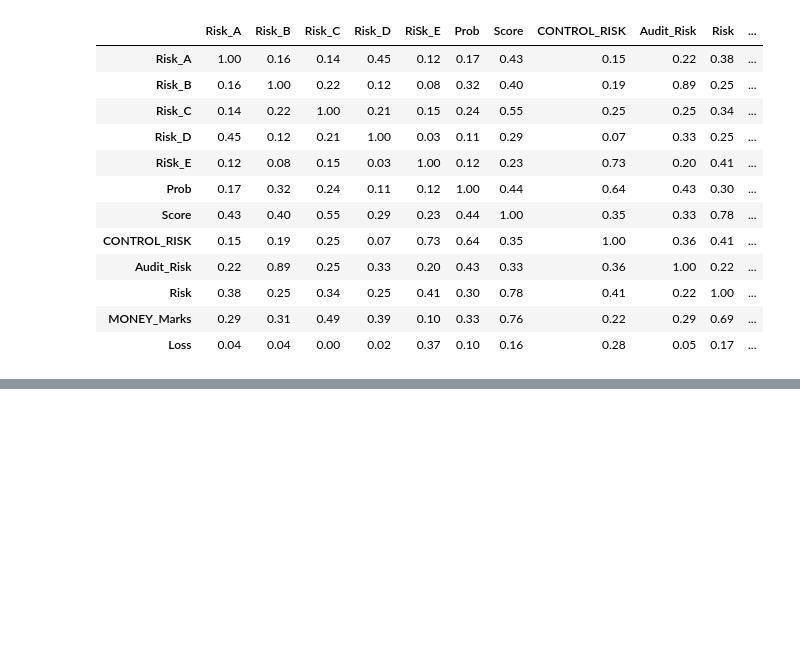
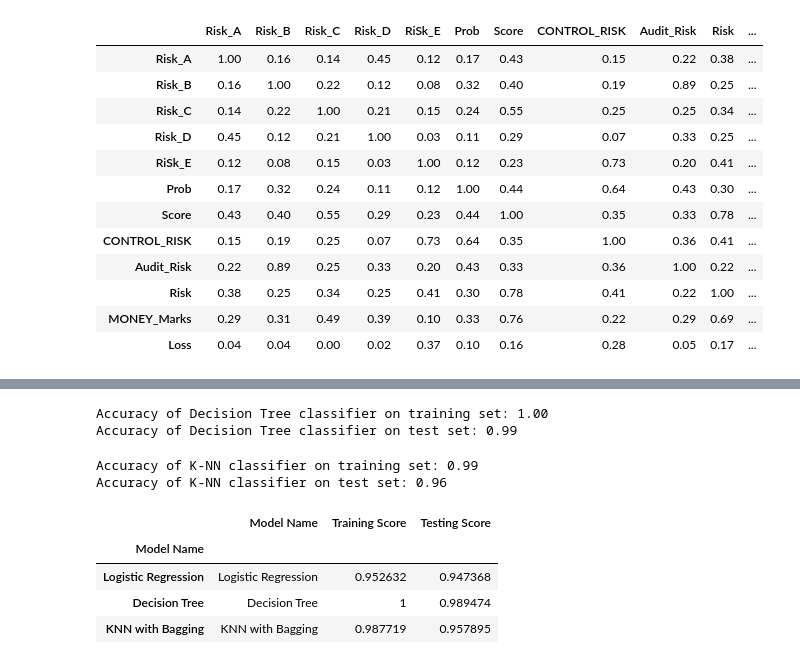
Before and after one commit to durdanakamal/Durdana-Kamal-1813355042_CSE445_Spring-21, a Jupyter notebook: Problem1.ipynb, the cells around one changed output, grey strips where cells are left out. Cells and saved outputs as stored; diff of their text form; code cells hidden in the pictures; blank space fills up the shorter version.

```diff
--- a/Problem1.ipynb
+++ b/Problem1.ipynb
@@ -228,0 +242,39 @@ X_test  = scaler.transform(X_test_org)
+# %%
+from sklearn.tree import DecisionTreeClassifier
+clf = DecisionTreeClassifier().fit(X_train, y_train)
+print('Accuracy of Decision Tree classifier on training set: {:.2f}'
+     .format(clf.score(X_train, y_train)))
+print('Accuracy of Decision Tree classifier on test set: {:.2f}'
+     .format(clf.score(X_test, y_test)))
+# %% [output]
+Accuracy of Decision Tree classifier on training set: 1.00
+Accuracy of Decision Tree classifier on test set: 0.99
+# %%
+report_table_2 = ['Decision Tree',clf.score(X_train, y_train), clf.score(X_test, y_test)]
+# %%
+from sklearn.neighbors import KNeighborsClassifier
+knn = KNeighborsClassifier()
+knn.fit(X_train, y_train)
+print('Accuracy of K-NN classifier on training set: {:.2f}'
+     .format(knn.score(X_train, y_train)))
+print('Accuracy of K-NN classifier on test set: {:.2f}'
+     .format(knn.score(X_test, y_test)))
+# %% [output]
+Accuracy of K-NN classifier on training set: 0.99
+Accuracy of K-NN classifier on test set: 0.96
+# %%
+report_table_3 = ['KNN with Bagging',knn.score(X_train, y_train), knn.score(X_test, y_test)]
+# %%
+report_table = pd.DataFrame(list(zip(report_table_1,
+             report_table_2,
+             report_table_3))).transpose()
+# %%
+report_table.columns = ['Model Name', 'Training Score', 'Testing Score']
+report_table.index = report_table['Model Name']
+report_table.head(10)
+# %% [output]
+|  | Model Name | Training Score | Testing Score |
+| Model Name |  |  |  |
+| Logistic Regression | Logistic Regression | 0.952632 | 0.947368 |
+| Decision Tree | Decision Tree | 1 | 0.989474 |
+| KNN with Bagging | KNN with Bagging | 0.987719 | 0.957895 |
```
Also changed, not shown: parts of 2 cells of this notebook.
